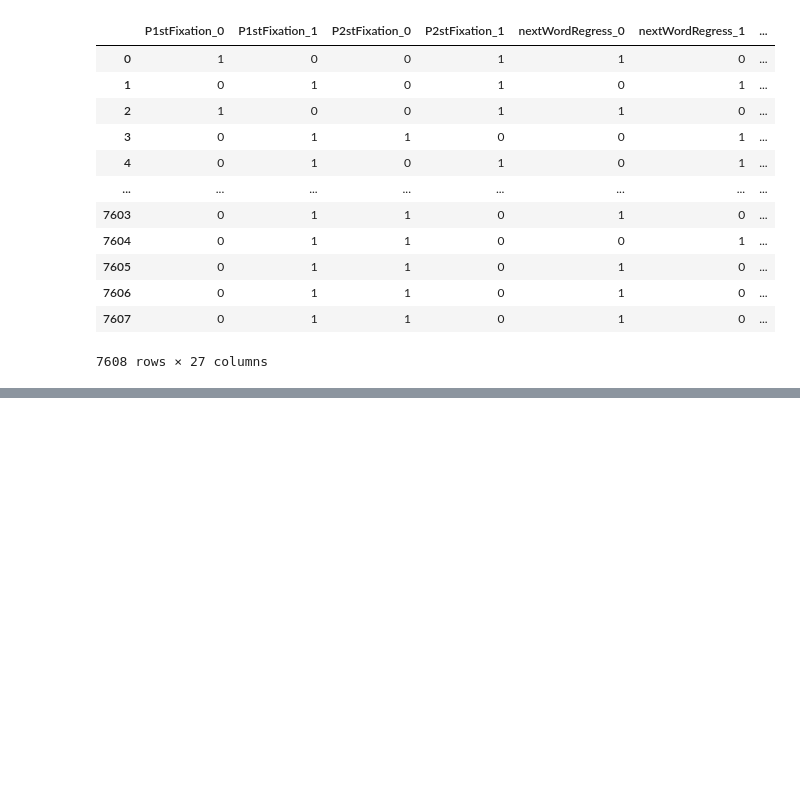
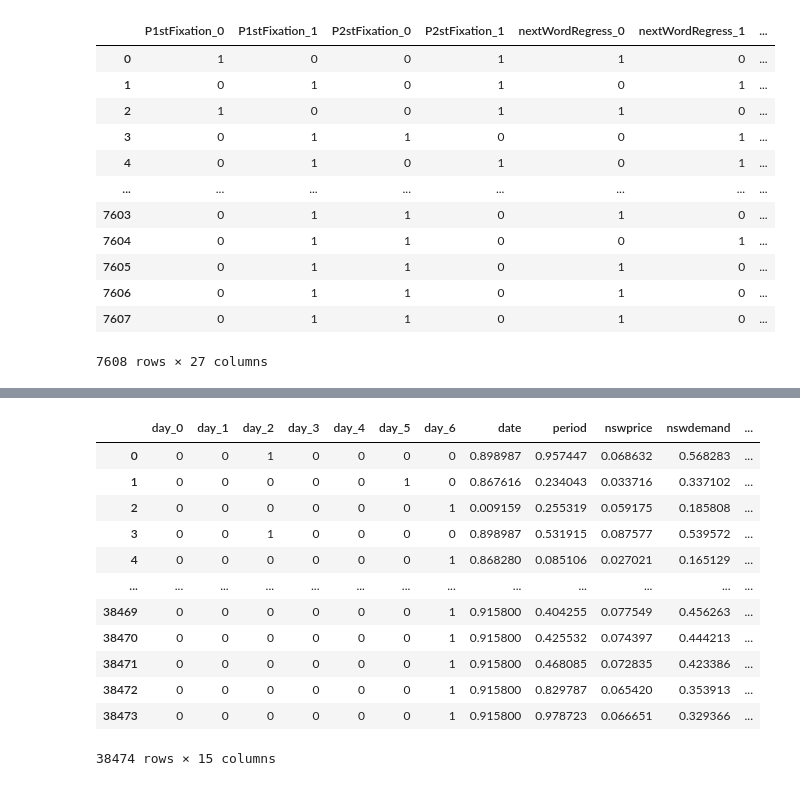
Before and after one commit to tsoudibi/GRAPE, a Jupyter notebook: make_data.ipynb, the cells around one changed output, grey strips where cells are left out. Saved outputs shown, nothing was run; the diff lists cells and outputs as text; code cells hidden in the pictures; blank space fills up the shorter version.

Commit message:
add electricity_cat

```diff
--- a/make_data.ipynb
+++ b/make_data.ipynb
@@ -263,0 +266,4 @@ pd.DataFrame([len(new_df.columns)-1]).to_csv('index_target.txt', index=False, he
+# %%
+import pandas as pd
+df = pd.read_csv('electricity_cat.csv')
+df
@@ -263,0 +284,31 @@ pd.DataFrame([len(new_df.columns)-1]).to_csv('index_target.txt', index=False, he
+# %%
+CAT=['day']
+NUM=['date','period','nswprice','nswdemand','vicprice','vicdemand','transfer']
+LABEL=['class']
+# %%
+# apply one-hot encoding catagorical column
+from sklearn.preprocessing import OneHotEncoder
+
+new_df = pd.get_dummies(df[CAT].astype(str)).astype(int)
+new_df[NUM] = df[NUM]
+new_df[LABEL] = df[LABEL]
+# new_df[LABEL] = pd.get_dummies(df[LABEL])[1].astype(int)
+
+new_df.to_csv('data.txt', index=False, header=False,sep=' ')
+# new_df.to_csv('data.csv', index=False, header=False)
+new_df
+# pd.DataFrame(new_df)
+# %% [output]
+|  | day_0 | day_1 | day_2 | day_3 | day_4 | day_5 | day_6 | date | period | nswprice | nswdemand | ... |
+| 0 | 0 | 0 | 1 | 0 | 0 | 0 | 0 | 0.898987 | 0.957447 | 0.068632 | 0.568283 | ... |
+| 1 | 0 | 0 | 0 | 0 | 0 | 1 | 0 | 0.867616 | 0.234043 | 0.033716 | 0.337102 | ... |
+| 2 | 0 | 0 | 0 | 0 | 0 | 0 | 1 | 0.009159 | 0.255319 | 0.059175 | 0.185808 | ... |
+| 3 | 0 | 0 | 1 | 0 | 0 | 0 | 0 | 0.898987 | 0.531915 | 0.087577 | 0.539572 | ... |
+| 4 | 0 | 0 | 0 | 0 | 0 | 0 | 1 | 0.868280 | 0.085106 | 0.027021 | 0.165129 | ... |
+| ... | ... | ... | ... | ... | ... | ... | ... | ... | ... | ... | ... | ... |
+| 38469 | 0 | 0 | 0 | 0 | 0 | 0 | 1 | 0.915800 | 0.404255 | 0.077549 | 0.456263 | ... |
+| 38470 | 0 | 0 | 0 | 0 | 0 | 0 | 1 | 0.915800 | 0.425532 | 0.074397 | 0.444213 | ... |
+| 38471 | 0 | 0 | 0 | 0 | 0 | 0 | 1 | 0.915800 | 0.468085 | 0.072835 | 0.423386 | ... |
+| 38472 | 0 | 0 | 0 | 0 | 0 | 0 | 1 | 0.915800 | 0.829787 | 0.065420 | 0.353913 | ... |
+| 38473 | 0 | 0 | 0 | 0 | 0 | 0 | 1 | 0.915800 | 0.978723 | 0.066651 | 0.329366 | ... |
+38474 rows × 15 columns
```
Also changed, not shown: parts of 3 cells of this notebook, 11 other files.
